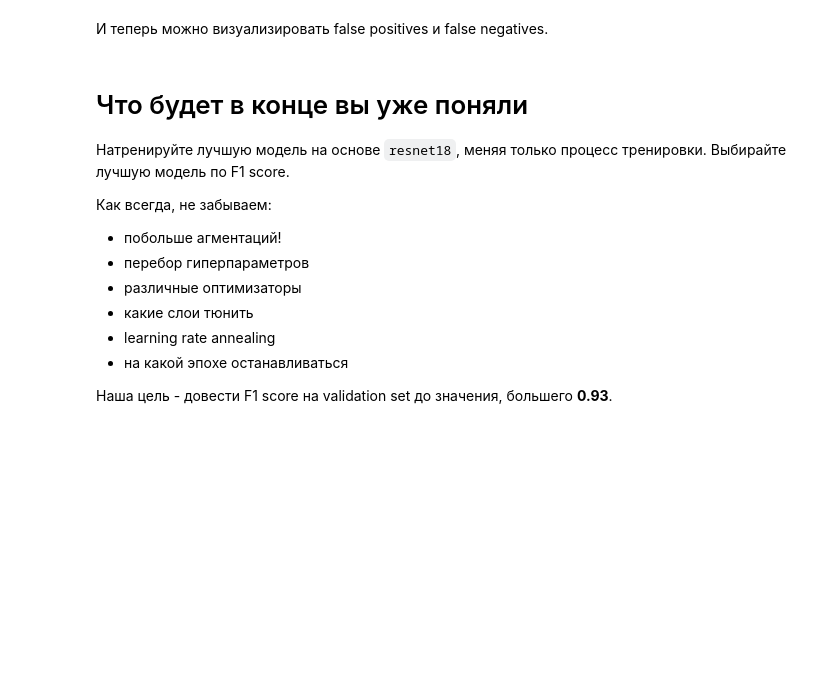
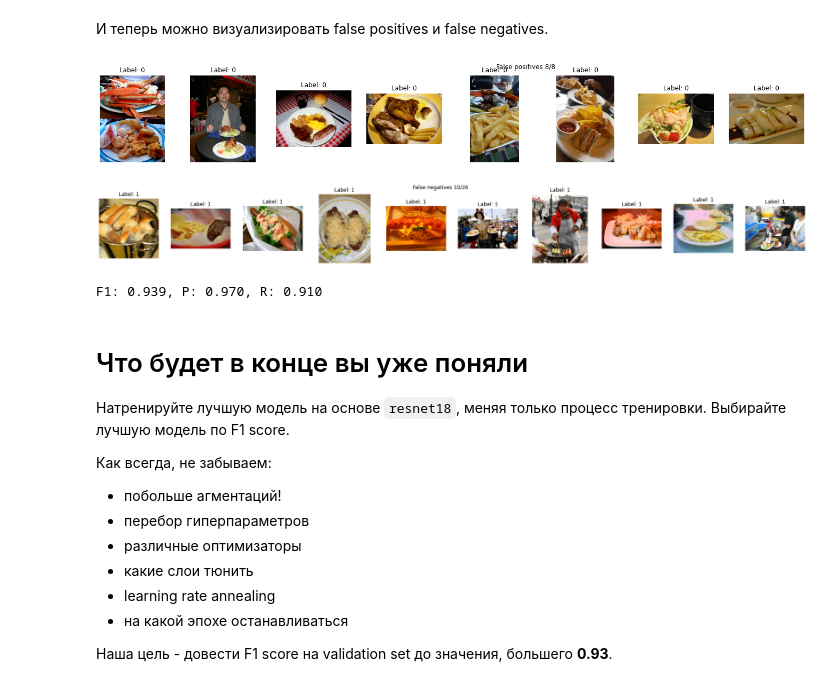
Before and after one commit to somepage/dlcourse_ai, a Jupyter notebook: assignments/assignment4/HotdogOrNot.ipynb, the cells around one changed output. Cells and saved outputs as stored; diff of their text form; code cells hidden in the pictures; blank space fills up the shorter version.

Commit message:
Visualise metrics and errors

```diff
--- a/assignments/assignment4/HotdogOrNot.ipynb
+++ b/assignments/assignment4/HotdogOrNot.ipynb
@@ -328,16 +328,16 @@ Average loss: 0.208429, Train accuracy: 0.922074, Val accuracy: 0.940625
 import torch.nn as nn
 import torch.optim as optim
 
-model = models.resnet18(pretrained=True)
+model_conv = models.resnet18(pretrained=True)
 # TODO: Add a new output layer and train the whole model
 # https://pytorch.org/tutorials/beginner/transfer_learning_tutorial.html
-num_ftrs = model.fc.in_features
-model.fc = nn.Linear(num_ftrs, 2)
-model = model.to(device)
-parameters = model.parameters()   # Fill the right thing here!
+num_ftrs = model_conv.fc.in_features
+model_conv.fc = nn.Linear(num_ftrs, 2)
+model_conv = model_conv.to(device)
+parameters = model_conv.parameters()   # Fill the right thing here!
 
 loss = nn.CrossEntropyLoss()
-optimizer = optim.SGD( parameters, lr=0.001, momentum=0.9)
+optimizer = optim.SGD(parameters, lr=0.001, momentum=0.9)
 
-loss_history, train_history, val_history = train_model(model, train_loader, val_loader, loss, optimizer, 5)
+loss_history, train_history, val_history = train_model(model_conv, train_loader, val_loader, loss, optimizer, 5)
 # %% [output]
@@ -414,8 +414,15 @@ def evaluate_model(model, dataset, indices):
     # TODO: Evaluate model on the list of indices and capture predictions
     # and ground truth labels
     # Hint: SubsetSampler above could be useful!
+    predictions, ground_truth = np.array([]), np.array([])
+    val_sampler = SubsetSampler(indices)
+    val_loader = torch.utils.data.DataLoader(dataset, sampler=val_sampler)
 
-    raise Exception("Not implemented")
+    for i_step, (x, y, _) in enumerate(val_loader):
+      x_gpu = x.to(device)
+      y_gpu = y.to(device)
+      ground_truth = np.append(ground_truth, y_gpu.item())
+      predictions = np.append(predictions, model(x_gpu).argmax(dim=1)[0].item())
 
     return predictions, ground_truth
 
@@ -425,22 +432,31 @@ predictions, gt = evaluate_model(model_conv, train_dataset, val_indices)
 # %%
 # TODO: Compute indices of the false positives on the validation set.
 # Note those have to be indices of the original dataset
-false_positive_indices = None
+val_indices = np.array(val_indices)
+false_positive_indices = val_indices[(predictions == 1) & (gt == 0)]
 visualize_samples(orig_dataset, false_positive_indices, "False positives")
 
 # TODO: Compute indices of the false negatives on the validation set.
 # Note those have to be indices of the original dataset
-false_negatives_indices = None
+false_negatives_indices = val_indices[((predictions == 0) & (gt == 1))]
 visualize_samples(orig_dataset, false_negatives_indices, "False negatives")
+# %% [output]
+[figure, added]
+[figure, added]
 # %%
 import sklearn.metrics as metrics
 def binary_classification_metrics(prediction, ground_truth):
     # TODO: Implement this function!
     # We did this already it in the assignment1
+    precision = sum(prediction[(prediction == 1 & (gt == 1))]) / sum(prediction)
+    recall = sum(predictions[(prediction == 1) & (gt == 1)]) / sum(gt)
+    f1 = 2 * precision * recall / (precision + recall)
     return precision, recall, f1
 
 precision, recall, f1 = binary_classification_metrics(predictions, gt)
 print("F1: %4.3f, P: %4.3f, R: %4.3f" % (f1, precision, recall))
+# %% [output]
+F1: 0.939, P: 0.970, R: 0.910
 # %% [markdown]
 # Что будет в конце вы уже поняли
 
```
Also changed, not shown: parts of 6 cells of this notebook.
